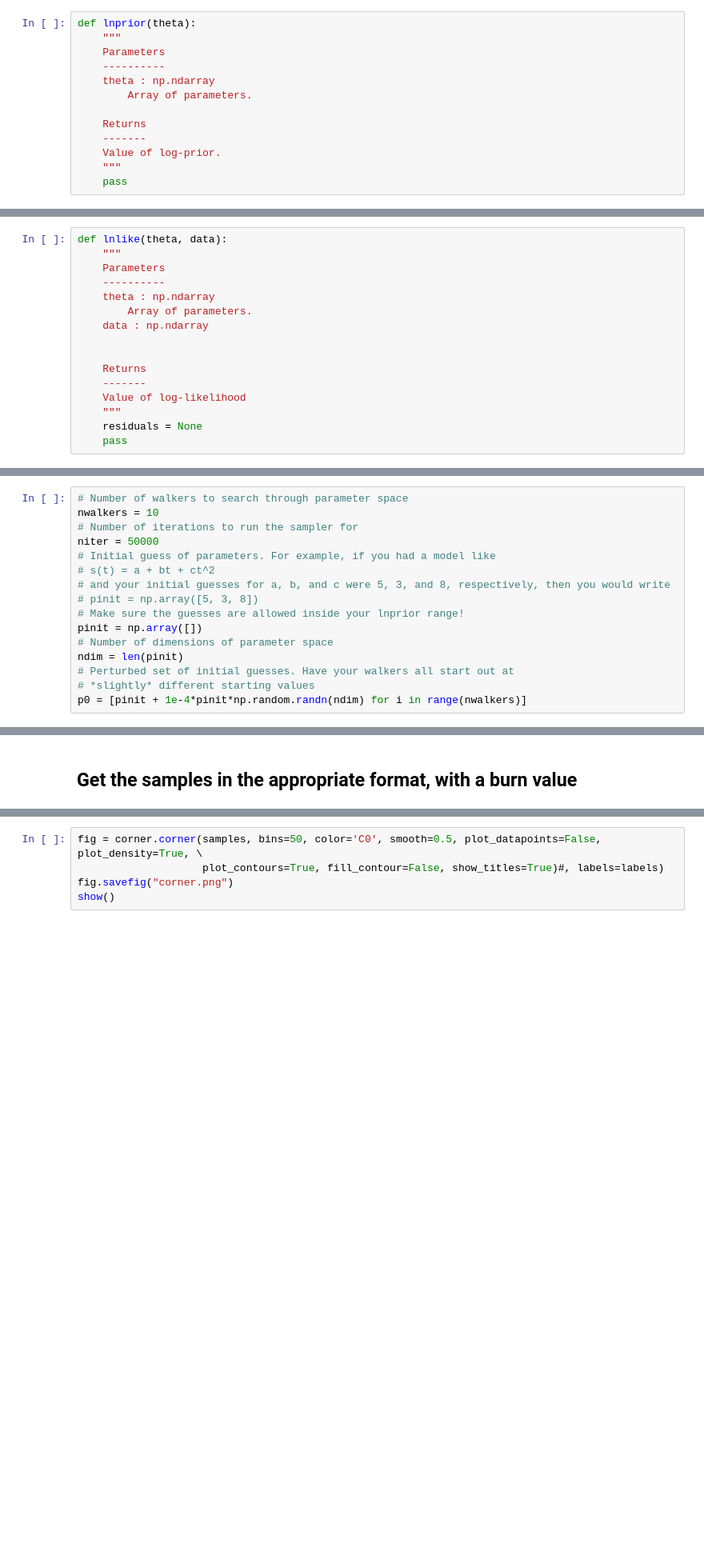
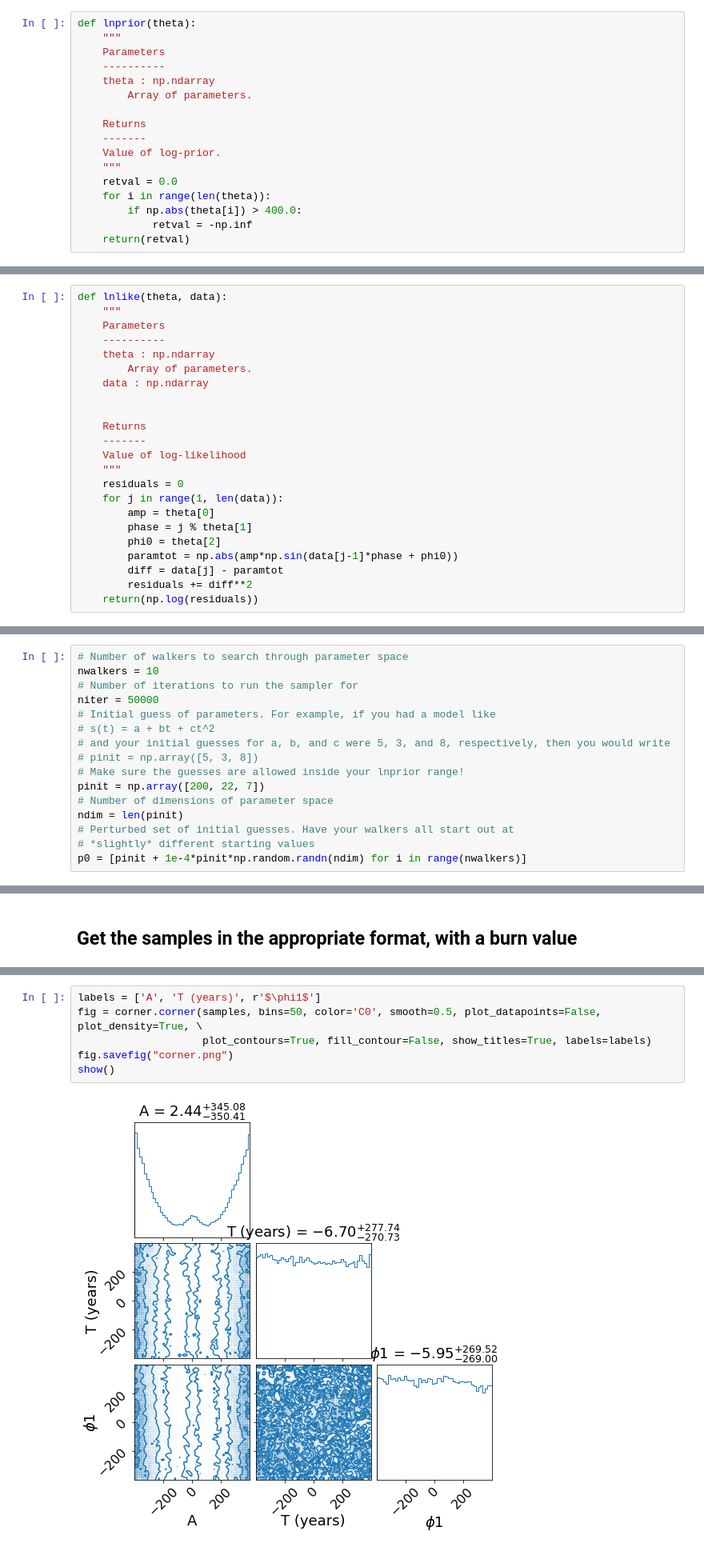
Before and after one commit to zrd7527/ASTP720, a Jupyter notebook: HW9-sunspots.ipynb, the cells around one changed output, grey strips where cells are left out. Shown at 80% size. Cells and saved outputs as stored; diff of their text form; blank space fills up the shorter version.

Commit message:
Corner Plot Working

```diff
--- a/HW9-sunspots.ipynb
+++ b/HW9-sunspots.ipynb
@@ -43,7 +45,11 @@ def lnprior(theta):
     -------
     Value of log-prior.
     """
-    pass
+    retval = 0.0
+    for i in range(len(theta)):
+        if np.abs(theta[i]) > 400.0:
+            retval = -np.inf
+    return(retval)
 # %% [markdown]
 ## Define the (log-)likelihood
 # %%
@@ -60,8 +66,15 @@ def lnlike(theta, data):
     -------
     Value of log-likelihood
     """
-    residuals = None
-    pass
+    residuals = 0
+    for j in range(1, len(data)):
+        amp = theta[0]
+        phase = j % theta[1]
+        phi0 = theta[2]
+        paramtot = np.abs(amp*np.sin(data[j-1]*phase + phi0))
+        diff = data[j] - paramtot
+        residuals += diff**2
+    return(np.log(residuals))
 # %% [markdown]
 ## Define total (log-)probability
 
@@ -84,7 +97,7 @@ niter = 50000
 # and your initial guesses for a, b, and c were 5, 3, and 8, respectively, then you would write
 # pinit = np.array([5, 3, 8])
 # Make sure the guesses are allowed inside your lnprior range!
-pinit = np.array([])
+pinit = np.array([200, 22, 7])
 # Number of dimensions of parameter space
 ndim = len(pinit)
 # Perturbed set of initial guesses. Have your walkers all start out at
@@ -129,7 +162,10 @@ labels = [r"$\phi_1$", r"$\phi_2$"]
 
 and that will make the appropriate label in LaTeX (if the distribution is installed correctly) for the two 1D posteriors of the corner plot.
 # %%
+labels = ['A', 'T (years)', r'$\phi1$']
 fig = corner.corner(samples, bins=50, color='C0', smooth=0.5, plot_datapoints=False, plot_density=True, \
-                    plot_contours=True, fill_contour=False, show_titles=True)#, labels=labels)
+                    plot_contours=True, fill_contour=False, show_titles=True, labels=labels)
 fig.savefig("corner.png")
 show()
+# %% [output]
+[figure, added]
```
Also changed, not shown: parts of 3 cells of this notebook.
